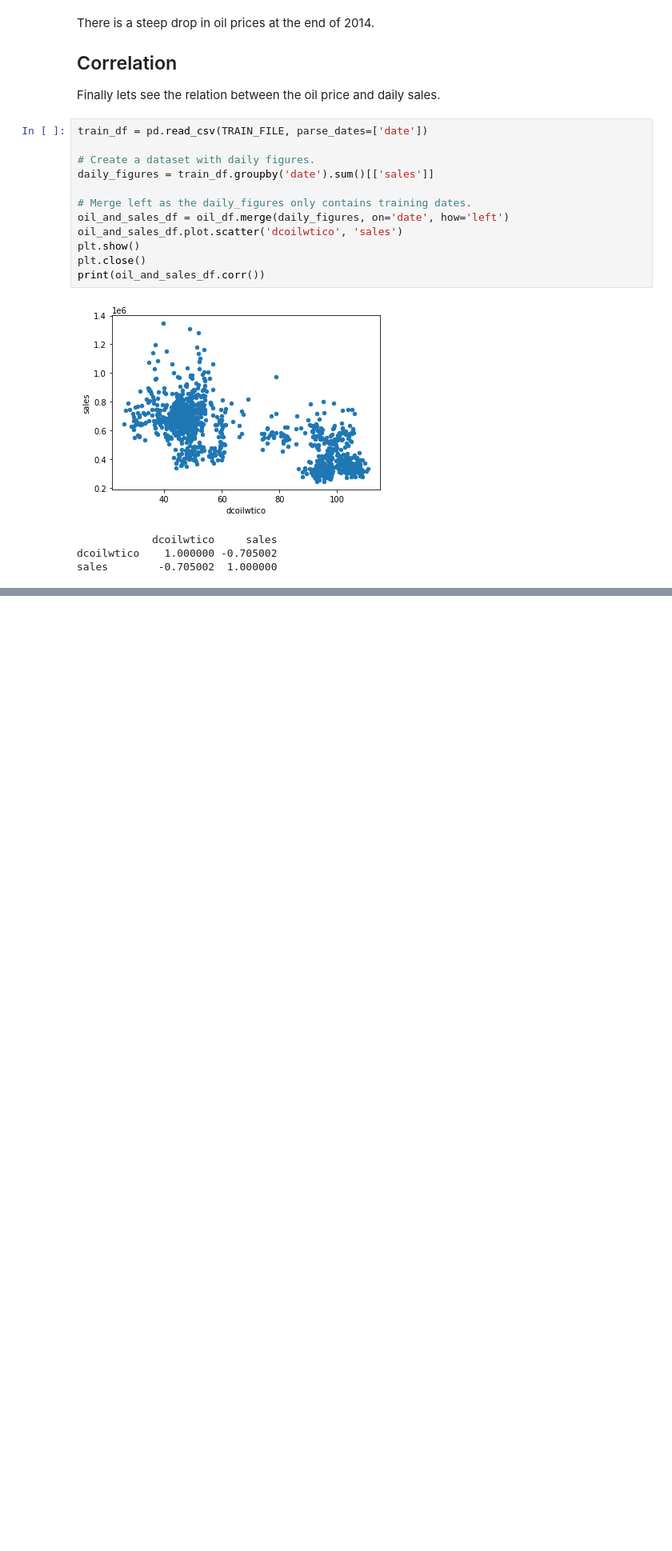
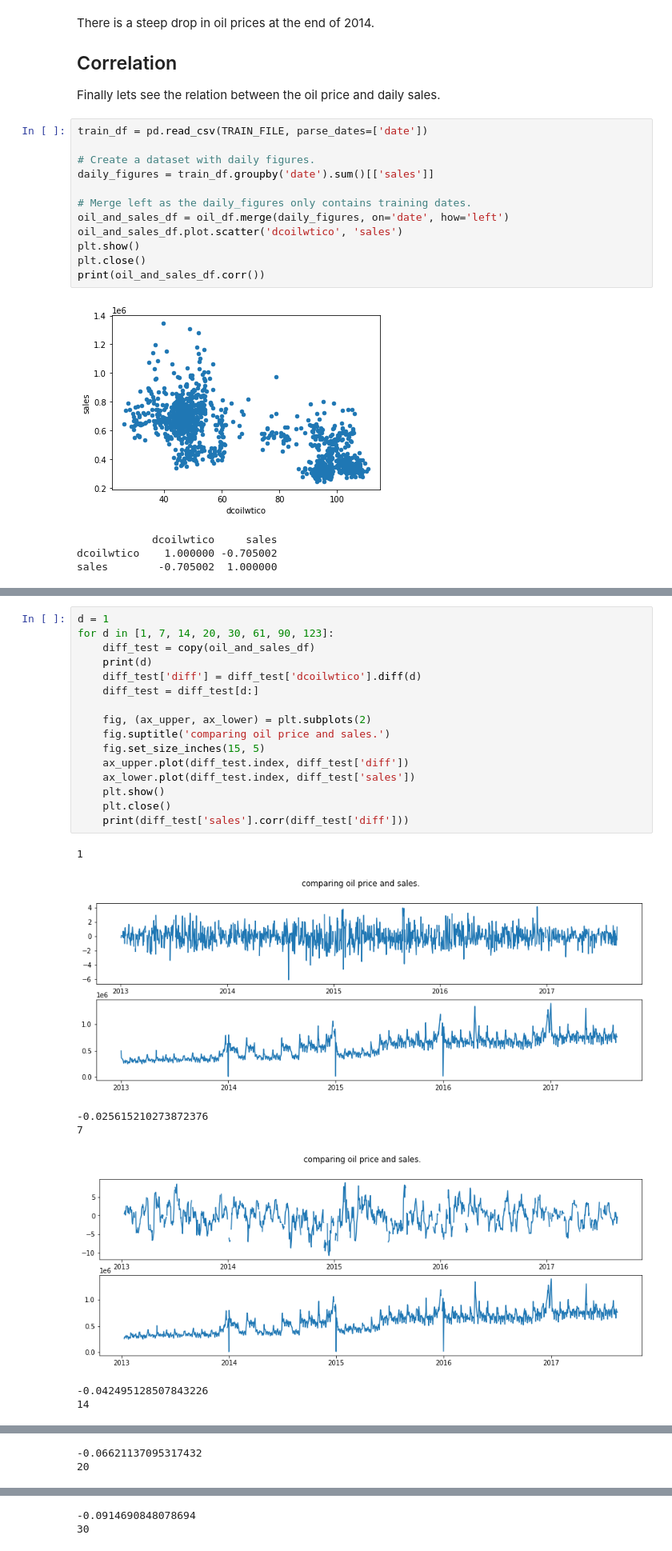
Before and after one commit to Jos1988/favorita_store_sales, a Jupyter notebook: analysis/EDA/oil_dataset.ipynb, the cells around one changed output, grey strips where cells are left out. Shown at 80% size. Drawn from its saved outputs; the diff is of its cells as text; blank space fills up the shorter version.

```diff
--- a/analysis/EDA/oil_dataset.ipynb
+++ b/analysis/EDA/oil_dataset.ipynb
@@ -125,0 +170,24 @@ Note that there are some clear clusters in this scatter plot.
+# %%
+d = 1
+for d in [1, 7, 14, 20, 30, 61, 90, 123]:
+    diff_test = copy(oil_and_sales_df)
+    print(d)
+    diff_test['diff'] = diff_test['dcoilwtico'].diff(d)
+    diff_test = diff_test[d:]
+
+    fig, (ax_upper, ax_lower) = plt.subplots(2)
+    fig.suptitle('comparing oil price and sales.')
+    fig.set_size_inches(15, 5)
+    ax_upper.plot(diff_test.index, diff_test['diff'])
+    ax_lower.plot(diff_test.index, diff_test['sales'])
+    plt.show()
+    plt.close()
+    print(diff_test['sales'].corr(diff_test['diff']))
+# %% [output]
+1
+[figure, added]
+-0.025615210273872376
+7
+[figure, added]
+-0.042495128507843226
+14
@@ -125,0 +195,2 @@ Note that there are some clear clusters in this scatter plot.
+-0.06621137095317432
+20
@@ -125,0 +198,2 @@ Note that there are some clear clusters in this scatter plot.
+-0.0914690848078694
+30
```
Also changed, not shown: parts of 9 cells of this notebook, 5 other files.
